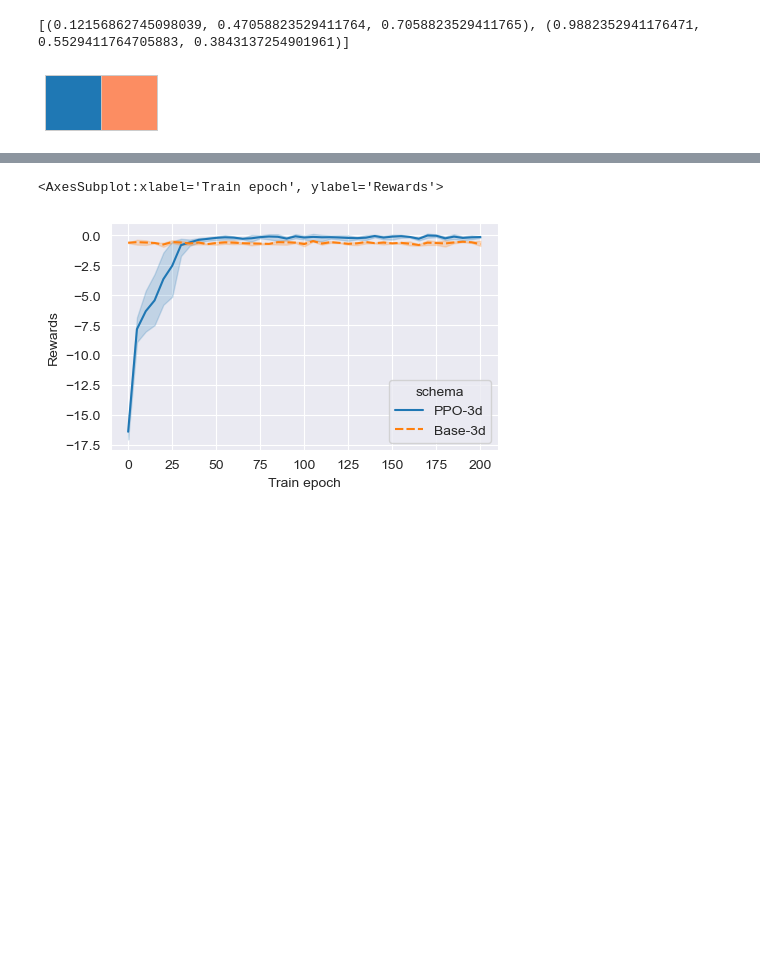
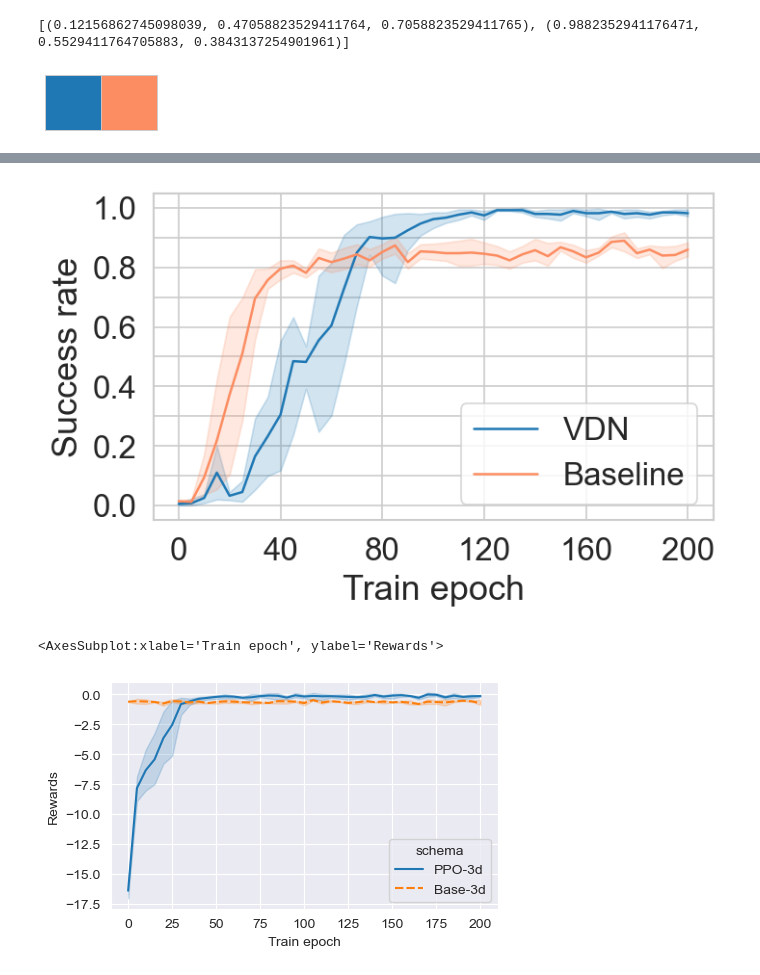
Before and after one commit to Polaris-Yang/MARL-DMFB, a Jupyter notebook: drawRes_meda/DrawRes.ipynb, the cells around one changed output, grey strips where cells are left out. Saved outputs shown, nothing was run; the diff lists cells and outputs as text; code cells hidden in the pictures; blank space fills up the shorter version.

```diff
--- a/drawRes_meda/DrawRes.ipynb
+++ b/drawRes_meda/DrawRes.ipynb
@@ -127,3 +162,20 @@ totaldata3d = pd.concat([ppodata3d,basedata3d],axis=0)
+# %%
+fig2, ax2 = plt.subplots(figsize=(5,3), dpi=150)
+ax = plt.gca()
+ymajorLocator = MultipleLocator(0.2)  # 将y轴主刻度标签设置为0.5的倍数
+ymajorFormatter = FormatStrFormatter('%1.1f')  # 设置y轴标签文本的格式
+yminorLocator = MultipleLocator(0.1)  # 将此y轴次刻度标签设置为0.1的倍数
+ax.yaxis.set_major_locator(ymajorLocator)
+ax.yaxis.set_major_formatter(ymajorFormatter)
+ax.yaxis.set_minor_locator(yminorLocator)
+ax.set_xticks(range(0,201,40))
+ax2 =sns.lineplot(x='Train epoch',y='Success rate',hue='schema',data=totaldata3d)
+ax.invert_yaxis()
+h,l = ax.get_legend_handles_labels()
+ax.legend(handles=h,labels=l)
+ax.yaxis.grid(True, which='minor')
+# %% [output]
+[figure, added]
 # %%
 plt.figure(dpi=100,figsize=(5,3))
 sns.lineplot(x='Train epoch',y='Rewards',hue='schema',style='schema',data=totaldata3d)
```
Also changed, not shown: parts of 12 cells of this notebook.
